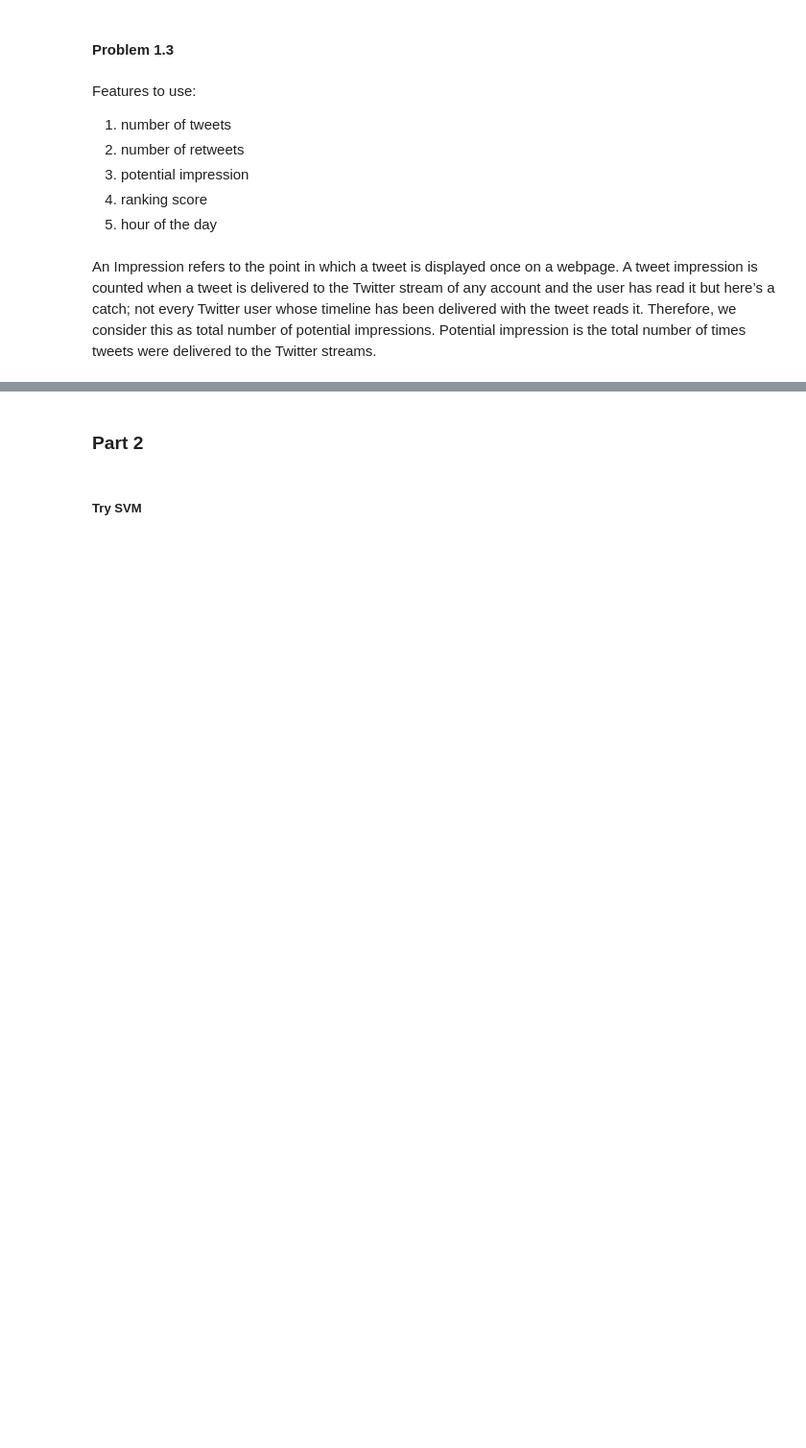
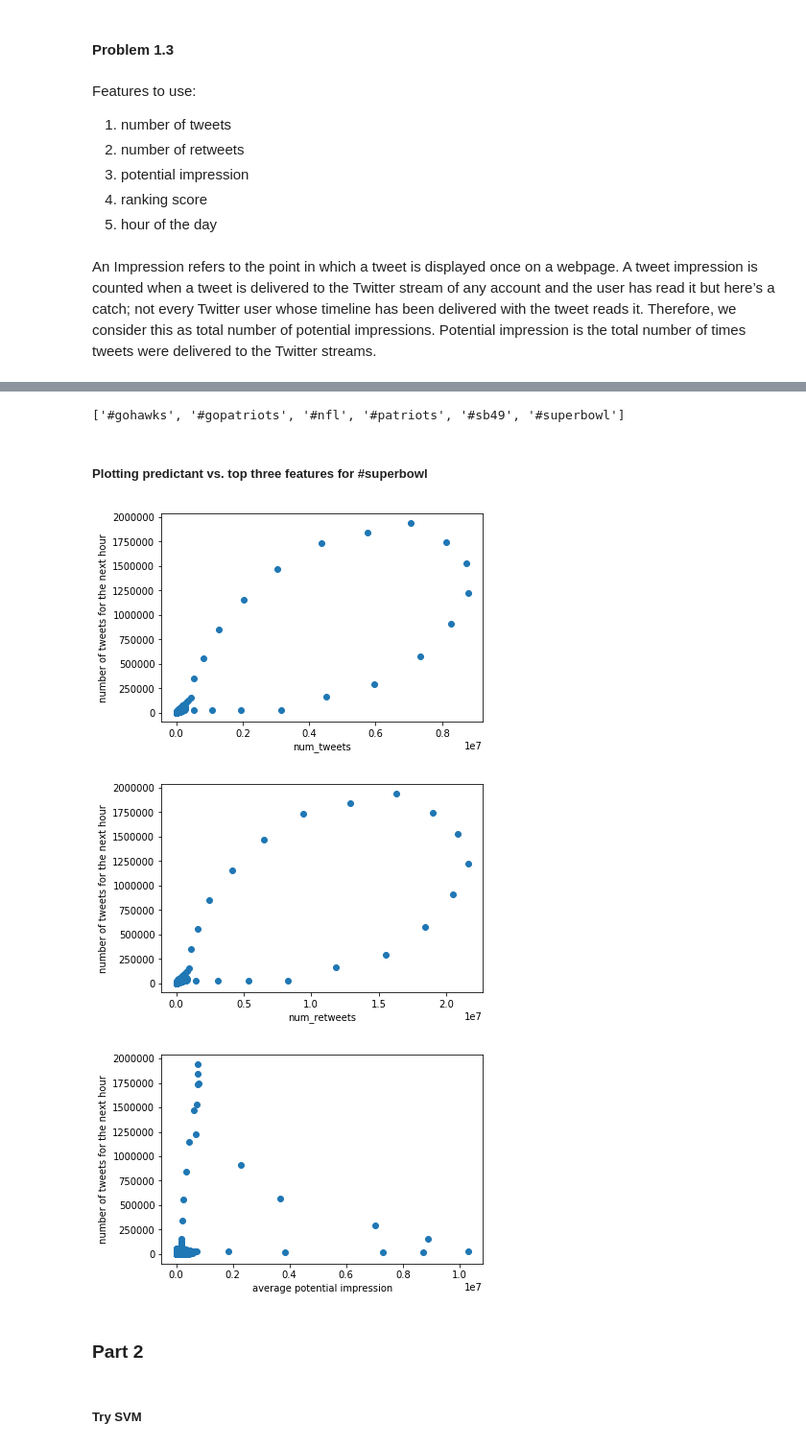
Before and after one commit to rczhen/EE219Project5, a Jupyter notebook: Project 5.ipynb, the cells around one changed output, grey strips where cells are left out. Shown at 96% size. Saved outputs shown, nothing was run; the diff lists cells and outputs as text; code cells hidden in the pictures; blank space fills up the shorter version.

```diff
--- a/Project 5.ipynb
+++ b/Project 5.ipynb
@@ -259,11 +259,12 @@ tweet_features1c = []
 
 if os.path.isfile("./tweet_features1c.pkl"):
     tweet_features1c = pickle.load(open("./tweet_features1c.pkl", "rb"))
-#    [ntweets, nretweets, sumfollowers, maxfollowers, hour] = tweet_features1b
 else:
-    # tag_hr: [ntweets, nretweets, sumfollowers, maxfollowers, hour]
+    # tag_hr: [ntweets, nretweets, impression, ranking_score, hour]
     for idx, file_name in enumerate(filelist):
         min_hr = mindatalist[idx]//3600
+        max_hr = maxdatalist[idx]//3600
+        num_hr = max_hr - min_hr + 1
         tag_hr = tweet_features1b[idx]
         tag_hr[:, 2:4] = np.zeros_like(tag_hr[:, 2:4])
 
@@ -273,7 +274,7 @@ else:
             for i, line in enumerate(text):
                 json_object = json.loads(line)
                 hr = int(json_object['citation_date']/3600) - min_hr
-                tag_hr[hr][2] += json_object['metrics']['impressions']
+                tag_hr[hr][2] += json_object['metrics']['impressions']/num_hr
                 tag_hr[hr][3] += json_object['metrics']['ranking_score']
 
         tweet_features1c.append(tag_hr)
@@ -320,4 +313,30 @@ Warnings:
 strong multicollinearity or other numerical problems.
+# %%
+taglist
+# %% [output]
+['#gohawks', '#gopatriots', '#nfl', '#patriots', '#sb49', '#superbowl']
+# %% [markdown]
+##### Plotting predictant vs. top three features for #superbowl
+# %%
+top_three = ['num_tweets', 'num_retweets', 'average potential impression']
+n_sb = taglist.index('#superbowl') # plot for #superbowl
+
+X = tweet_features1c[n_sb][:-N2, :]
+for i in range(1,N2):
+    X = X + tweet_features1c[n_sb][i:(-N2+i), :]
+
+for idx, feature in enumerate(top_three):
+    x = X[:, idx] # top three features
+                  # happens to be the first three, and in the same order
+    y = tweet_features1c[n_sb][N:, 0]
+    plt.scatter(x, y)
+    plt.xlabel(feature)
+    plt.ylabel('number of tweets for the next hour')
+    plt.show()
+# %% [output]
+[figure, added]
+[figure, added]
+[figure, added]
 # %% [markdown]
 ### Part 2
 # %%
```
Also changed, not shown: parts of 2 cells of this notebook, 1 other file.
